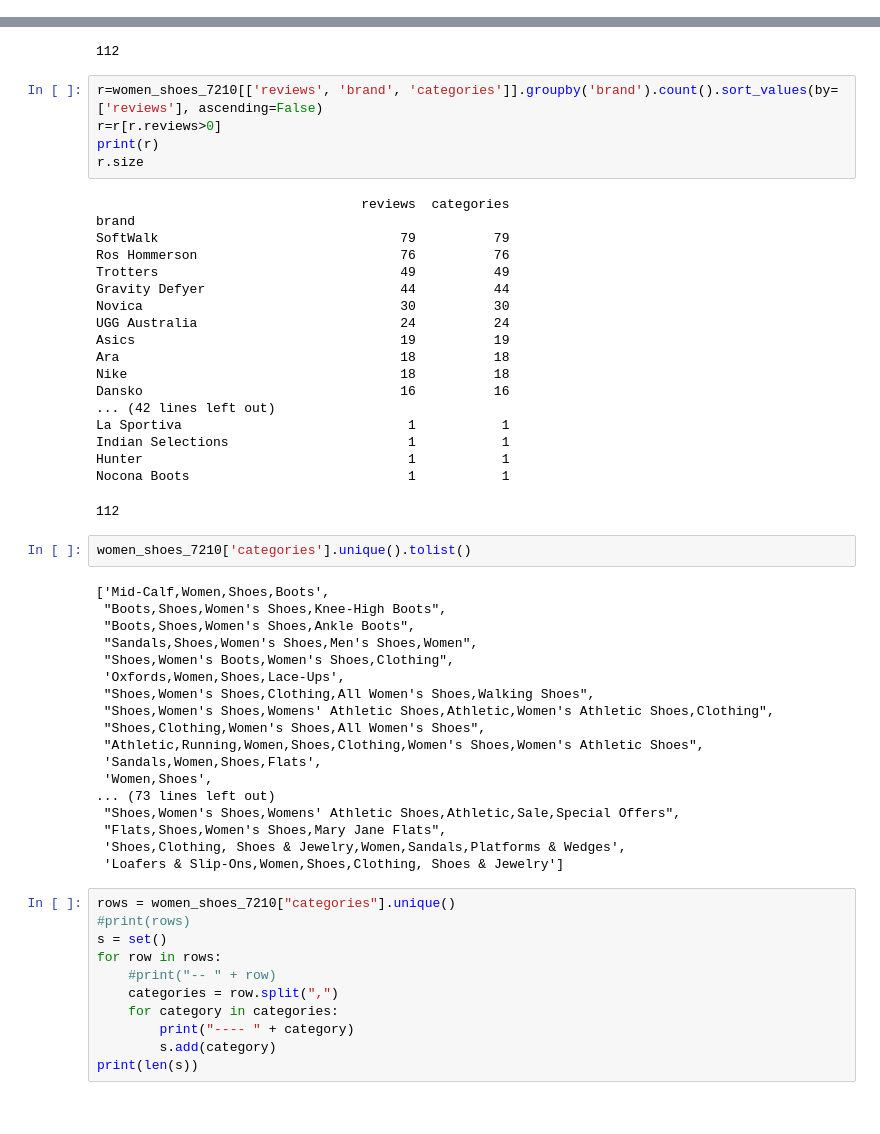
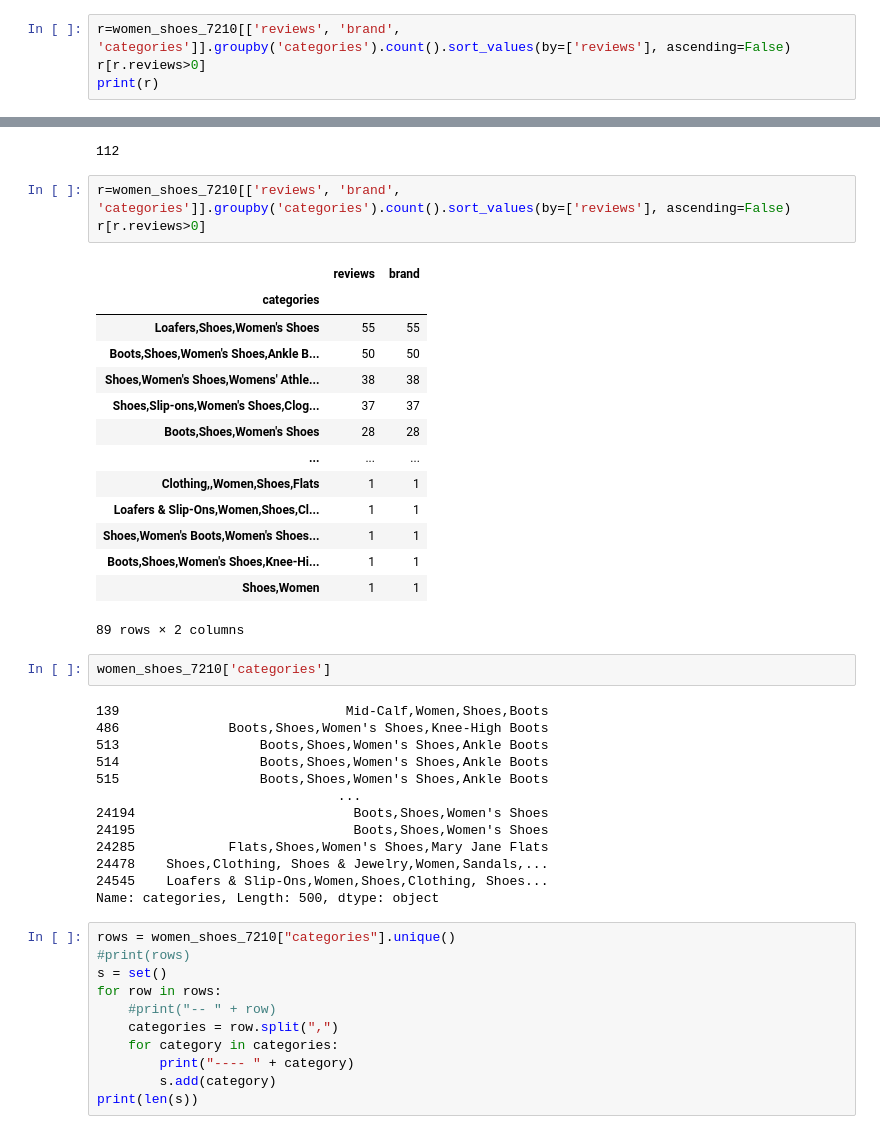
Before and after one commit to danidemi/corso-ifoa-machine-learning, a Jupyter notebook: Conselvan-Claudia/Team_data/Women_7210.ipynb, the cells around one changed output, grey strips where cells are left out. Drawn from its saved outputs; the diff is of its cells as text.

Commit message:
aggiornato file women_7210

```diff
--- a/Conselvan-Claudia/Team_data/Women_7210.ipynb
+++ b/Conselvan-Claudia/Team_data/Women_7210.ipynb
@@ -157,0 +79,4 @@ p
+# %%
+r=women_shoes_7210[['reviews', 'brand', 'categories']].groupby('categories').count().sort_values(by=['reviews'], ascending=False)
+r[r.reviews>0]
+print(r)
@@ -373,49 +290,38 @@ women_shoes_7210['reviews'].unique().size
 # %% [output]
 112
 # %%
-r=women_shoes_7210[['reviews', 'brand', 'categories']].groupby('brand').count().sort_values(by=['reviews'], ascending=False)
-r=r[r.reviews>0]
-print(r)
-r.size
+r=women_shoes_7210[['reviews', 'brand', 'categories']].groupby('categories').count().sort_values(by=['reviews'], ascending=False)
+r[r.reviews>0]
 # %% [output]
+|  | reviews | brand |
+| categories |  |  |
+| Loafers,Shoes,Women's Shoes | 55 | 55 |
+| Boots,Shoes,Women's Shoes,Ankle B... | 50 | 50 |
+| Shoes,Women's Shoes,Womens' Athle... | 38 | 38 |
+| Shoes,Slip-ons,Women's Shoes,Clog... | 37 | 37 |
+| Boots,Shoes,Women's Shoes | 28 | 28 |
+| ... | ... | ... |
+| Clothing,,Women,Shoes,Flats | 1 | 1 |
+| Loafers & Slip-Ons,Women,Shoes,Cl... | 1 | 1 |
+| Shoes,Women's Boots,Women's Shoes... | 1 | 1 |
+| Boots,Shoes,Women's Shoes,Knee-Hi... | 1 | 1 |
+| Shoes,Women | 1 | 1 |
-                                  reviews  categories
-brand
-SoftWalk                               79          79
-Ros Hommerson                          76          76
-Trotters                               49          49
-Gravity Defyer                         44          44
-Novica                                 30          30
-UGG Australia                          24          24
-Asics                                  19          19
-Ara                                    18          18
-Nike                                   18          18
-Dansko                                 16          16
-... (42 lines left out)
-La Sportiva                             1           1
-Indian Selections                       1           1
-Hunter                                  1           1
-Nocona Boots                            1           1
+89 rows × 2 columns
-112
 # %%
-women_shoes_7210['categories'].unique().tolist()
+women_shoes_7210['categories']
 # %% [output]
-['Mid-Calf,Women,Shoes,Boots',
- "Boots,Shoes,Women's Shoes,Knee-High Boots",
- "Boots,Shoes,Women's Shoes,Ankle Boots",
- "Sandals,Shoes,Women's Shoes,Men's Shoes,Women",
- "Shoes,Women's Boots,Women's Shoes,Clothing",
- 'Oxfords,Women,Shoes,Lace-Ups',
- "Shoes,Women's Shoes,Clothing,All Women's Shoes,Walking Shoes",
- "Shoes,Women's Shoes,Womens' Athletic Shoes,Athletic,Women's Athletic Shoes,Clothing",
- "Shoes,Clothing,Women's Shoes,All Women's Shoes",
- "Athletic,Running,Women,Shoes,Clothing,Women's Shoes,Women's Athletic Shoes",
- 'Sandals,Women,Shoes,Flats',
- 'Women,Shoes',
-... (73 lines left out)
- "Shoes,Women's Shoes,Womens' Athletic Shoes,Athletic,Sale,Special Offers",
- "Flats,Shoes,Women's Shoes,Mary Jane Flats",
- 'Shoes,Clothing, Shoes & Jewelry,Women,Sandals,Platforms & Wedges',
- 'Loafers & Slip-Ons,Women,Shoes,Clothing, Shoes & Jewelry']
+139                             Mid-Calf,Women,Shoes,Boots
+486              Boots,Shoes,Women's Shoes,Knee-High Boots
+513                  Boots,Shoes,Women's Shoes,Ankle Boots
+514                  Boots,Shoes,Women's Shoes,Ankle Boots
+515                  Boots,Shoes,Women's Shoes,Ankle Boots
+                               ...
+24194                            Boots,Shoes,Women's Shoes
+24195                            Boots,Shoes,Women's Shoes
+24285            Flats,Shoes,Women's Shoes,Mary Jane Flats
+24478    Shoes,Clothing, Shoes & Jewelry,Women,Sandals,...
+24545    Loafers & Slip-Ons,Women,Shoes,Clothing, Shoes...
+Name: categories, Length: 500, dtype: object
 # %%
 rows = women_shoes_7210["categories"].unique()
 #print(rows)
```
Also changed, not shown: parts of 19 cells of this notebook, 1 other file.
